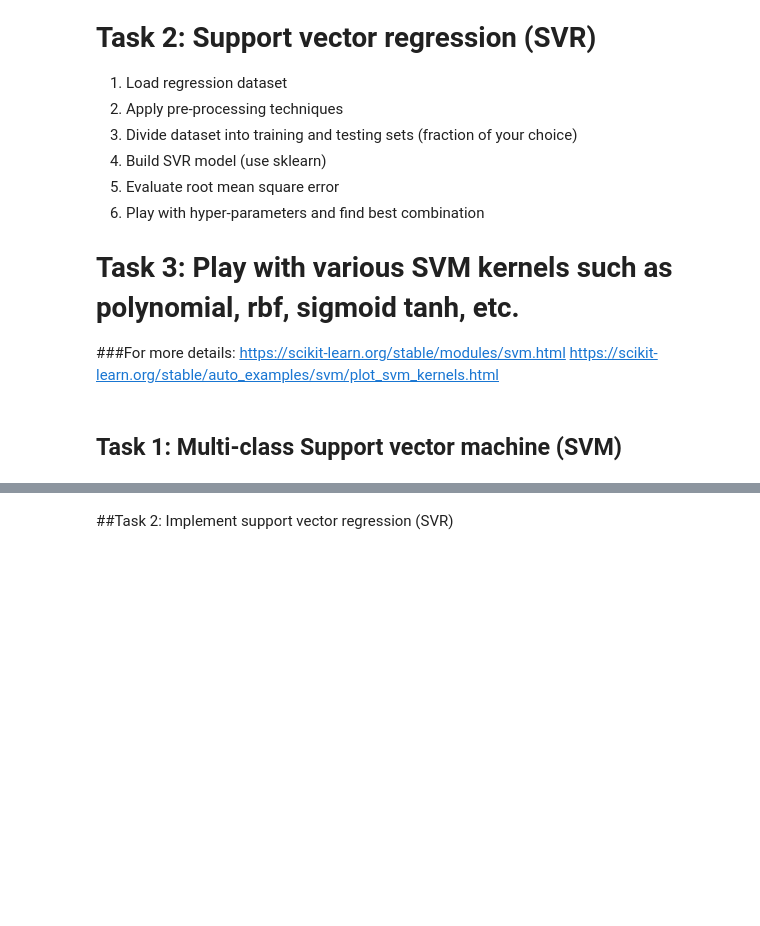
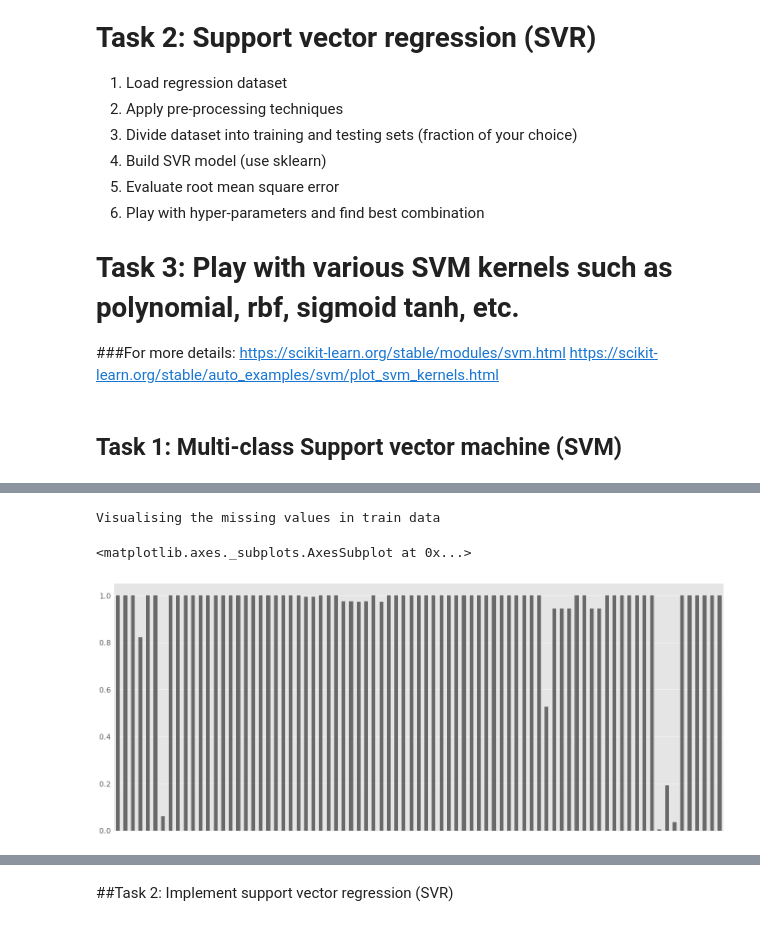
Before and after one commit to Avi-nashkumar/Semester5, a Jupyter notebook: ECSE303L/challenge-week-11/Task_2_Multiclass_SVM_and_SVR.ipynb, the cells around one changed output, grey strips where cells are left out. Saved outputs shown, nothing was run; the diff lists cells and outputs as text; code cells hidden in the pictures; blank space fills up the shorter version.

Commit message:
Part 2 in process

```diff
--- a/ECSE303L/challenge-week-11/Task_2_Multiclass_SVM_and_SVR.ipynb
+++ b/ECSE303L/challenge-week-11/Task_2_Multiclass_SVM_and_SVR.ipynb
@@ -146,0 +143,25 @@ https://scikit-learn.org/stable/auto_examples/svm/plot_svm_kernels.html
+# %%
+# Load the libraries
+import pandas as pd
+import numpy as np
+
+
+from scipy.io import arff
+
+# Sklearn processing
+from sklearn.preprocessing import MinMaxScaler
+from sklearn.model_selection import train_test_split
+from sklearn.model_selection import KFold
+from sklearn.model_selection import cross_val_score
+from sklearn.preprocessing import LabelEncoder
+import missingno as msno
+#from sklearn.impute import SimpleImputer
+import matplotlib.pyplot as plt
+from matplotlib import style
+import numpy as np
+style.use('ggplot')
+# %%
+# Load the dataset
+train= pd.read_csv("data/train.csv")
+print(train.shape)
+train.head()
@@ -146,0 +190,7 @@ https://scikit-learn.org/stable/auto_examples/svm/plot_svm_kernels.html
+# %%
+print("Visualising the missing values in train data")
+msno.bar(train)
+# %% [output]
+Visualising the missing values in train data
+<matplotlib.axes._subplots.AxesSubplot at 0x...>
+[figure, added]
```
Also changed, not shown: parts of 5 cells of this notebook, 3 other files.
